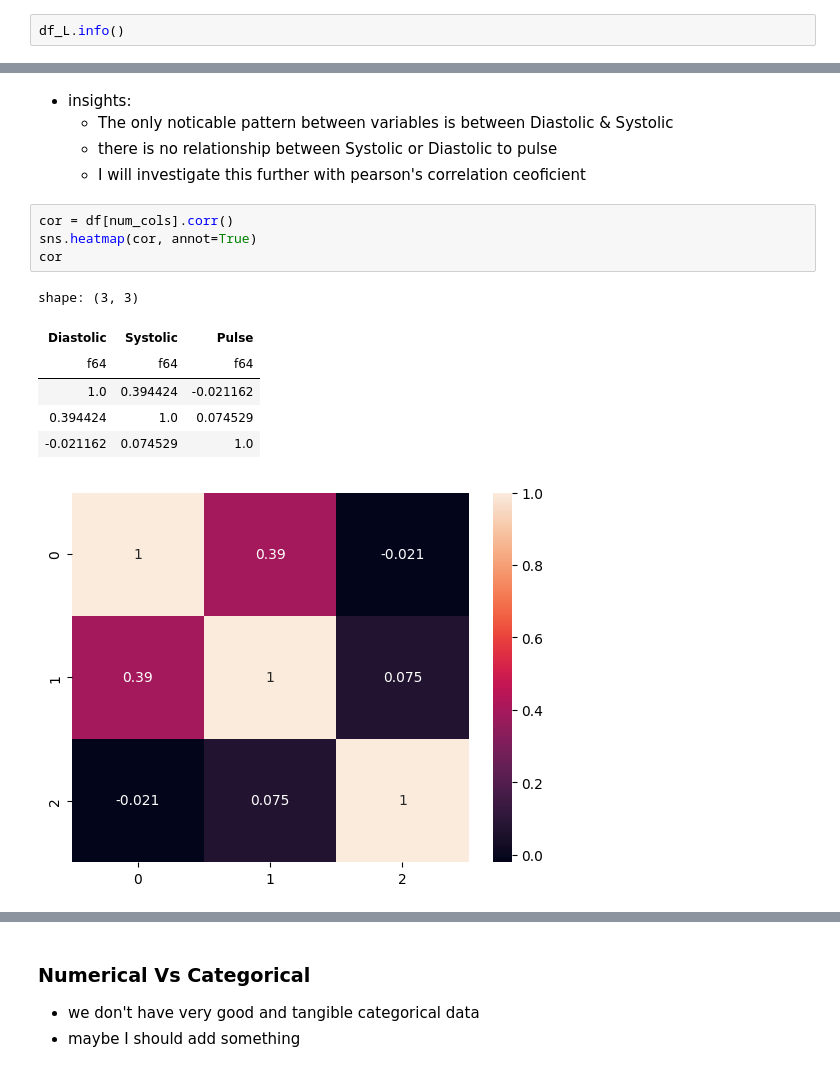
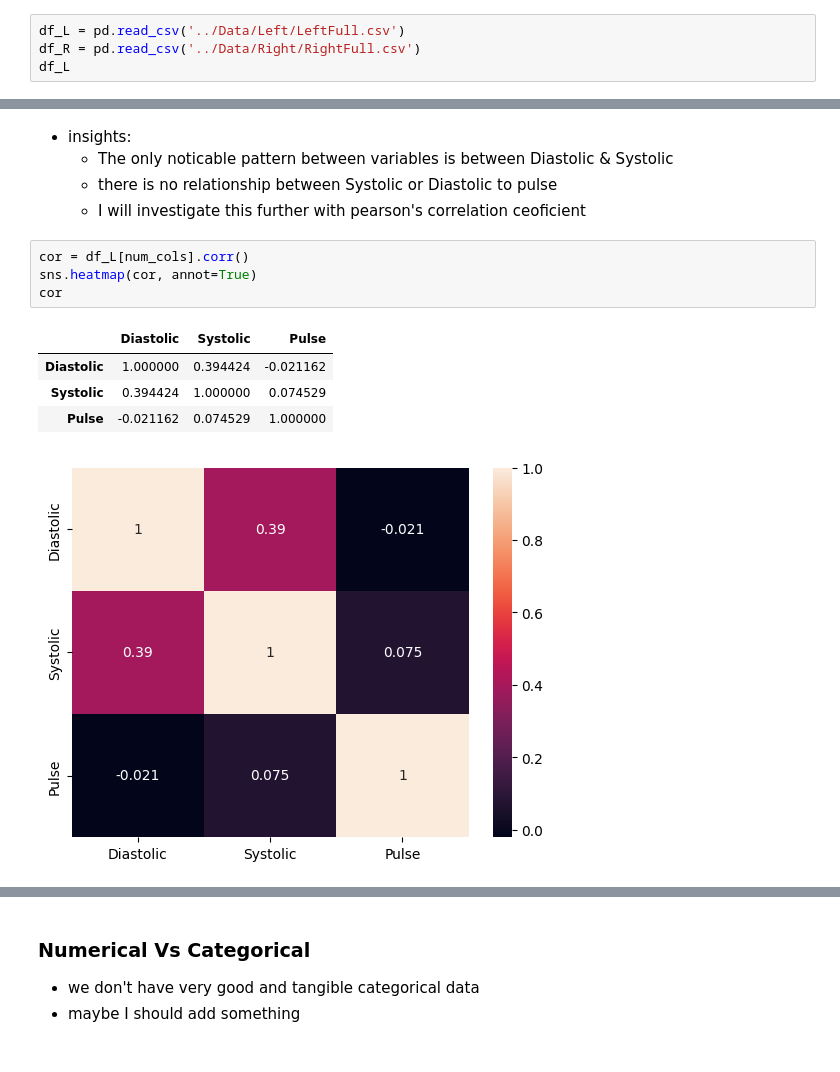
Before and after one commit to pouniq/BloodPressure_Analytics, a Jupyter notebook: Notebooks/EDA.ipynb, the cells around one changed output, grey strips where cells are left out. Drawn from its saved outputs; the diff is of its cells as text.

```diff
--- a/Notebooks/EDA.ipynb
+++ b/Notebooks/EDA.ipynb
@@ -262,5 +244,7 @@ df_R
 - duplicates
 - high null columns
 # %%
-df_L.info()
+df_L = pd.read_csv('../Data/Left/LeftFull.csv')
+df_R = pd.read_csv('../Data/Right/RightFull.csv')
+df_L
 # %% [output]
@@ -517,17 +476,15 @@ for x,y in num_pairs:
     - there is no relationship between Systolic or Diastolic to pulse
     - I will investigate this further with pearson's correlation ceoficient
 # %%
-cor = df[num_cols].corr()
+cor = df_L[num_cols].corr()
 sns.heatmap(cor, annot=True)
 cor
 # %% [output]
-shape: (3, 3)
-| Diastolic | Systolic | Pulse |
-| f64 | f64 | f64 |
-| 1.0 | 0.394424 | -0.021162 |
-| 0.394424 | 1.0 | 0.074529 |
-| -0.021162 | 0.074529 | 1.0 |
+|  | Diastolic | Systolic | Pulse |
+| Diastolic | 1.000000 | 0.394424 | -0.021162 |
+| Systolic | 0.394424 | 1.000000 | 0.074529 |
+| Pulse | -0.021162 | 0.074529 | 1.000000 |
-[figure, old version]
+[figure, new version]
 # %%
 for col in num_cols:
     if col != 'Diastolic':
```
Also changed, not shown: parts of 22 cells of this notebook, 3 other files.
